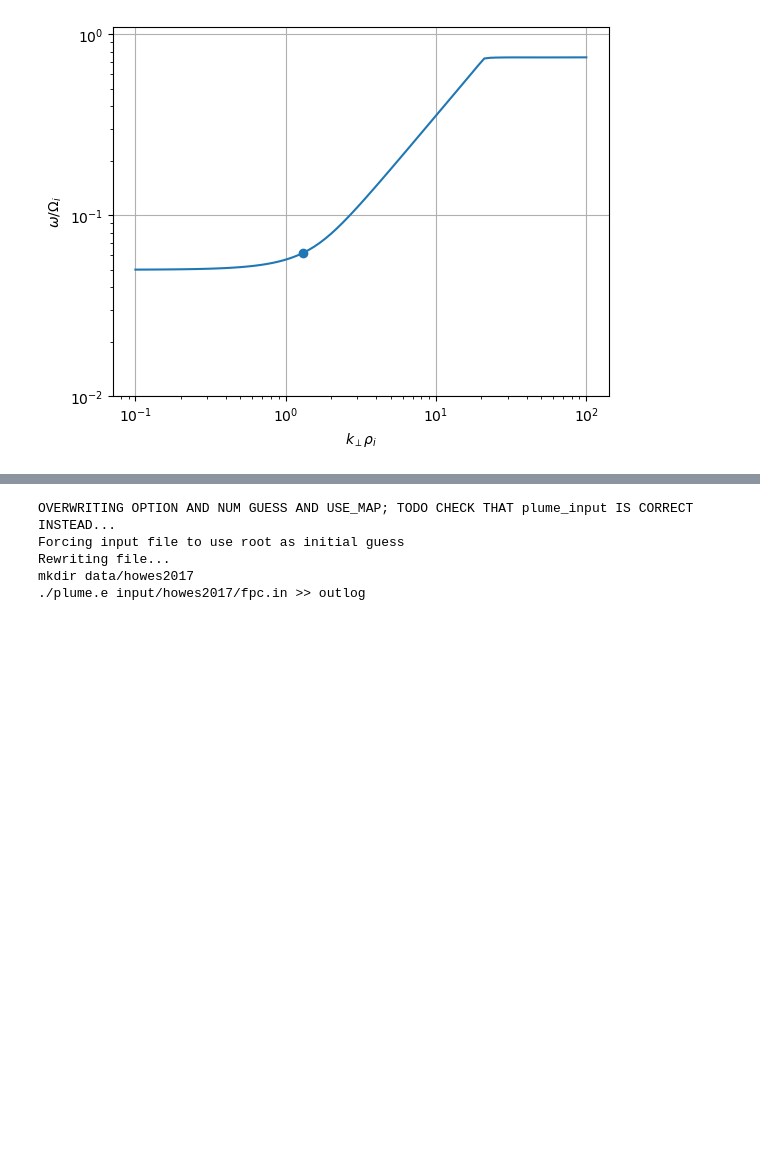
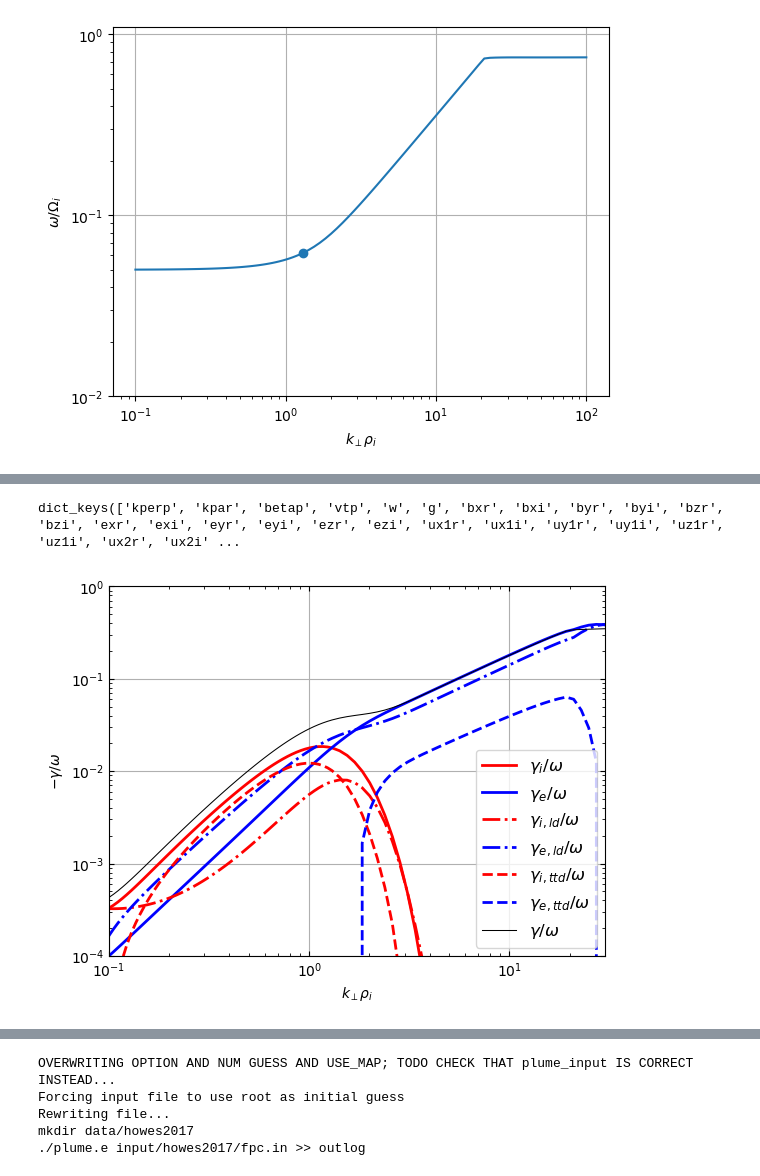
Before and after one commit to kgklein/PLUME, a Jupyter notebook: examplelinfpc.ipynb, the cells around one changed output, grey strips where cells are left out. Cells and saved outputs as stored; diff of their text form; code cells hidden in the pictures; blank space fills up the shorter version.

```diff
--- a/examplelinfpc.ipynb
+++ b/examplelinfpc.ipynb
@@ -175,0 +179,80 @@ plt.show()
+# %%
+#other keys that can be plotted as a function of sweepvarkey
+print(sweep.keys())
+# %% [output]
+dict_keys(['kperp', 'kpar', 'betap', 'vtp', 'w', 'g', 'bxr', 'bxi', 'byr', 'byi', 'bzr', 'bzi', 'exr', 'exi', 'eyr', 'eyi', 'ezr', 'ezi', 'ux1r', 'ux1i', 'uy1r', 'uy1i', 'uz1r', 'uz1i', 'ux2r', 'ux2i' ...
+# %%
+#plot power rate due to different mechanisms/ susc tensor 'splits'
+#INTO the particles in units of gamma/omega
+
+#note: here, a positive power means particles are gaining energy,
+#i.e. the wave is losing energy
+#This is the opposite convention used above for the dispersion relation
+
+#note: as values can be positive and negative,
+#we separate into positive and negative ararys to plot using a log scale
+#Here, we only plot positive values of power
+
+#p1 is species 1, ions. p2 is species 2, electrons
+
+
+ildposh = sweep['p1ld1']+sweep['p1ld2']
+ildnegh = -1*(sweep['p1ld1']+sweep['p1ld2'])
+eldposh = (sweep['p2ld1']+sweep['p2ld2'])
+eldnegh = -1*(sweep['p1ld1']+sweep['p1ld2'])
+
+ittdposh = sweep['p1ttd1']+sweep['p1ttd2']
+ittdnegh = -1*(sweep['p1ttd1']+sweep['p1ttd2'])
+ettdposh = (sweep['p2ttd1']+sweep['p2ttd2'])
+ettdnegh = -1*(sweep['p2ttd1']+sweep['p2ttd2'])
+
+itoth = sweep['ps1']
+etoth = sweep['ps2']
+
+gamma_over_omega = []
+for _i in range(0,len(sweep['kperp'])):
+    gamma_over_omega.append(-sweep['g'][_i]/sweep['w'][_i])
+gamma_over_omega = np.asarray(gamma_over_omega)
+
+ildpose = sweep['p1ld1']+sweep['p1ld2']
+ildnege = -1*(sweep['p1ld1']+sweep['p1ld2'])
+eldpose = (sweep['p2ld1']+sweep['p2ld2'])
+eldnege = -1*(sweep['p1ld1']+sweep['p1ld2'])
+
+ittdpose = sweep['p1ttd1']+sweep['p1ttd2']
+ittdnege = -1*(sweep['p1ttd1']+sweep['p1ttd2'])
+ettdpose = (sweep['p2ttd1']+sweep['p2ttd2'])
+ettdnege = -1*(sweep['p2ttd1']+sweep['p2ttd2'])
+
+itote = sweep['ps1']
+etote = sweep['ps2']
+
+gamma_over_omegae = []
+for _i in range(0,len(sweep['kperp'])):
+    gamma_over_omegae.append(-sweep['g'][_i]/sweep['w'][_i])
+gamma_over_omegae = np.asarray(gamma_over_omegae)
+
+fig = plt.plot(figsize=(8,8))
+plt.loglog(sweep['kperp'],itoth,color='red',label=r'$\gamma_i/\omega$',ls='-',lw=2)
+plt.loglog(sweep['kperp'],etoth,color='blue',label=r'$\gamma_e/\omega$',ls='-',lw=2)
+plt.loglog(sweep['kperp'],ildposh,color='red',label=r'$\gamma_{i,ld}/\omega$',ls='-.',lw=2)
+plt.loglog(sweep['kperp'],eldposh,color='blue',label=r'$\gamma_{e,ld}/\omega$',ls='-.',lw=2)
+plt.loglog(sweep['kperp'],ittdposh,color='red',label=r'$\gamma_{i,ttd}/\omega$',ls='--',lw=2)
+plt.loglog(sweep['kperp'],ettdposh,color='blue',label=r'$\gamma_{e,ttd}/\omega$',ls='--',lw=2)
+plt.loglog(sweep['kperp'],gamma_over_omega,color='black',label=r'$\gamma/\omega$',lw=.75)
+
+plt.legend(fontsize=12)
+
+plt.tick_params(axis='both', which='both', direction='in',top=True, bottom=True, right=True, left=True)
+plt.grid()
+
+plt.ylabel(r'$-\gamma/\omega$')
+plt.xlabel(r'$k_\perp \rho_i$')
+
+plt.ylim(0.0001,1)
+plt.xlim(0.1,30)
+
+plt.show()
+plt.close()
+# %% [output]
+[figure, added]
```
Also changed, not shown: parts of 34 cells of this notebook, 4 other files.
